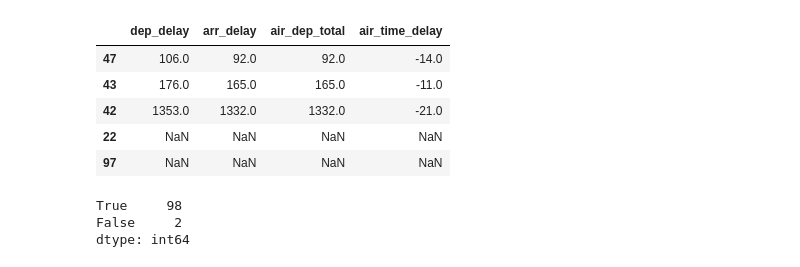
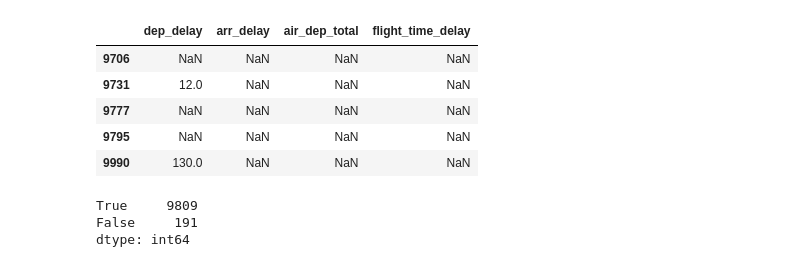
Before and after one commit to Mkyleran/mid-term-project-I, a Jupyter notebook: src/data_exploration_delays.ipynb, the cells around one changed output. Drawn from its saved outputs; the diff is of its cells as text; code cells hidden in the pictures.

```diff
--- a/src/data_exploration_delays.ipynb
+++ b/src/data_exploration_delays.ipynb
@@ -3,7 +3,7 @@ import pandas as pd
 import numpy as np
 # %%
 # Rename the path as necessary to where the data is stored
-flights = pd.read_csv('../data/raw_flights_100_random_sample.csv')
+flights = pd.read_csv('../data/raw_flights_10000_random.csv')
 # %%
 flights_summary = pd.DataFrame(flights.describe())
 flights_summary[['dep_delay', 'arr_delay']]
@@ -36,28 +41,30 @@ flights[['crs_elapsed_time', 'actual_elapsed_time', 'air_time']]
 # %%
-# Create two new columns: 1) Air time delay (or gain) 2) Total departure delay and air time delay
+# Create two new columns: 1) Air time delay (or gain) 2) Total departure delay and flight time delay
 
-flights['air_time_delay'] = flights.actual_elapsed_time - flights.crs_elapsed_time
-flights['air_dep_total'] = flights.air_time_delay + flights.dep_delay
+# Note: actual_elapsed_time is the total of air_time + taxi_out + taxi_in
+
+flights['flight_time_delay'] = flights.actual_elapsed_time - flights.crs_elapsed_time
+flights['air_dep_total'] = flights.flight_time_delay + flights.dep_delay
 # %%
 # Quick look to check total delay time -> yes, the total seems to equal the arr_delay
 # daf = data analysis filter
-daf = ['dep_delay', 'arr_delay', 'air_dep_total', 'air_time_delay']
+daf = ['dep_delay', 'arr_delay', 'air_dep_total', 'flight_time_delay']
 flights[daf].sort_values(by='arr_delay').tail()
 # %% [output]
-|  | dep_delay | arr_delay | air_dep_total | air_time_delay |
-| 47 | 106.0 | 92.0 | 92.0 | -14.0 |
-| 43 | 176.0 | 165.0 | 165.0 | -11.0 |
-| 42 | 1353.0 | 1332.0 | 1332.0 | -21.0 |
-| 22 | NaN | NaN | NaN | NaN |
-| 97 | NaN | NaN | NaN | NaN |
+|  | dep_delay | arr_delay | air_dep_total | flight_time_delay |
+| 9706 | NaN | NaN | NaN | NaN |
+| 9731 | 12.0 | NaN | NaN | NaN |
+| 9777 | NaN | NaN | NaN | NaN |
+| 9795 | NaN | NaN | NaN | NaN |
+| 9990 | 130.0 | NaN | NaN | NaN |
 # %%
 # Double check this -> yes, only to false returns from NaN i.e. the two cancelled flights
 (flights.arr_delay == flights.air_dep_total).value_counts()
 
 # After this, I won't be using air_dep_total
 # %% [output]
-True     98
-False     2
+True     9809
+False     191
 dtype: int64
 # %%
 # Created function to see proportion of delay time from depature delays versus air time delays
```
Also changed, not shown: parts of 15 cells of this notebook, 4 other files.
